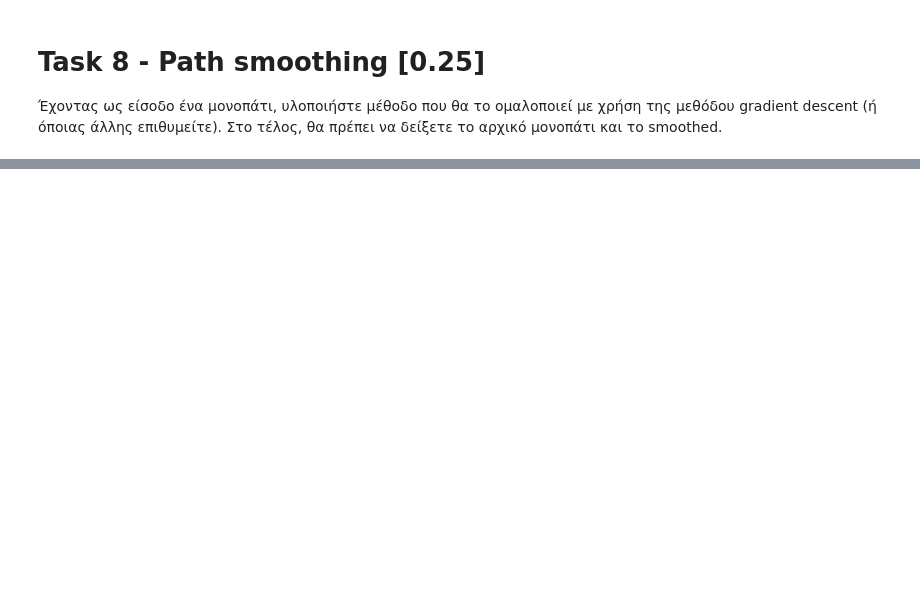
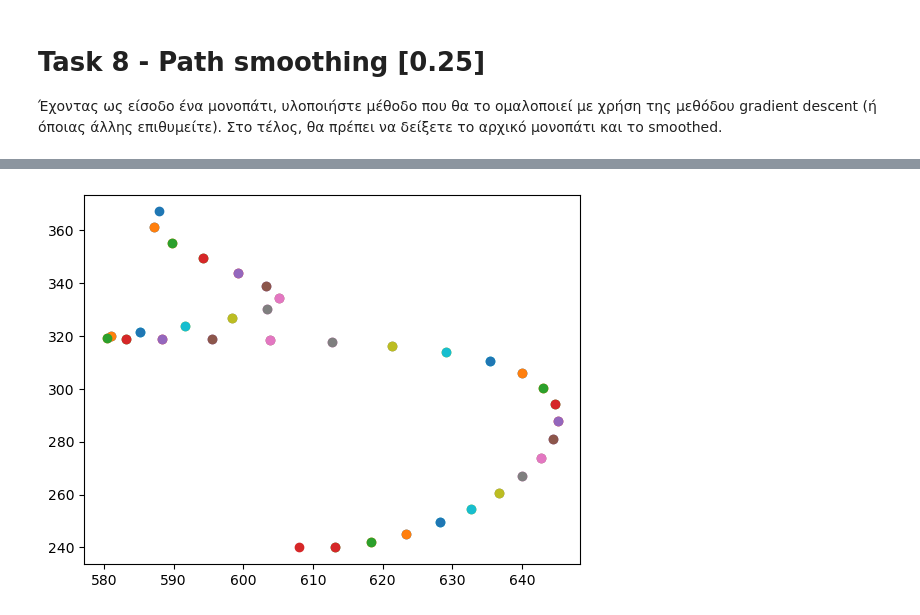
Before and after one commit to VasilisMpletsos/Autonomous_Systems_AUTH_2023, a Jupyter notebook: as2023.ipynb, the cells around one changed output, grey strips where cells are left out. Cells and saved outputs as stored; diff of their text form; code cells hidden in the pictures; blank space fills up the shorter version.

```diff
--- a/as2023.ipynb
+++ b/as2023.ipynb
@@ -903,0 +930,11 @@ Path length:  10
+# %%
+x = []
+y = []
+for index in rrt_path:
+    x.append(rrt_graph.nodes[index].x)
+    y.append(rrt_graph.nodes[index].y)
+smooth_path_x, smooth_path_y = smooth_path(x, y, s=0.1, k=3, n=len(x)*5)
+for i in range(len(smooth_path_x)-1):
+    plt.scatter([smooth_path_x[i], smooth_path_x[i+1]], [smooth_path_y[i], smooth_path_y[i+1]])
+# %% [output]
+[figure, added]
```
Also changed, not shown: parts of 13 cells of this notebook.
